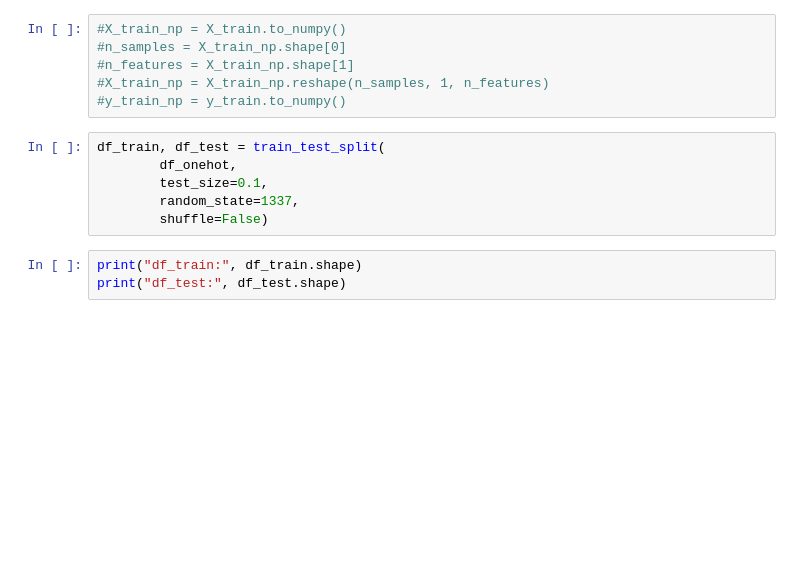
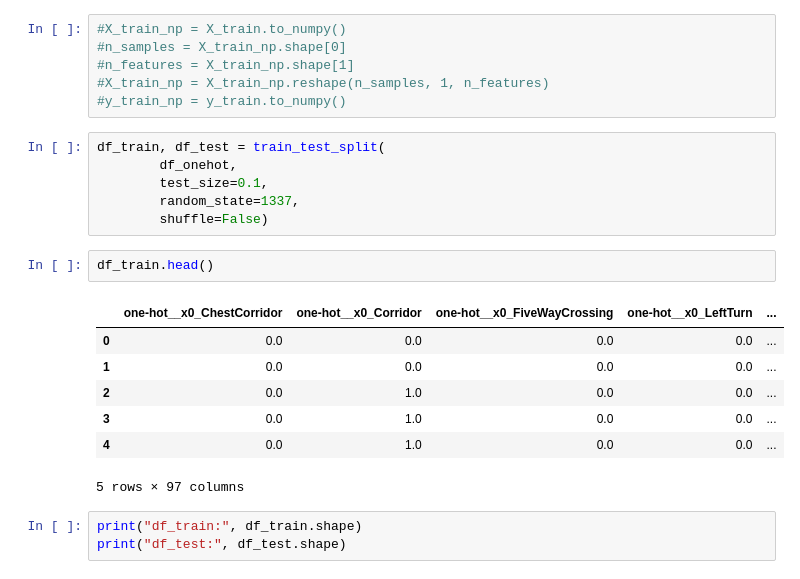
Before and after one commit to younishd/strongholdnet, a Jupyter notebook: stronghold_rnn.ipynb, the cells around one changed output. Cells and saved outputs as stored; diff of their text form; blank space fills up the shorter version.

```diff
--- a/stronghold_rnn.ipynb
+++ b/stronghold_rnn.ipynb
@@ -118,6 +110,16 @@ df_train, df_test = train_test_split(
         test_size=0.1,
         random_state=1337,
         shuffle=False)
+# %%
+df_train.head()
+# %% [output]
+|  | one-hot__x0_ChestCorridor | one-hot__x0_Corridor | one-hot__x0_FiveWayCrossing | one-hot__x0_LeftTurn | ... |
+| 0 | 0.0 | 0.0 | 0.0 | 0.0 | ... |
+| 1 | 0.0 | 0.0 | 0.0 | 0.0 | ... |
+| 2 | 0.0 | 1.0 | 0.0 | 0.0 | ... |
+| 3 | 0.0 | 1.0 | 0.0 | 0.0 | ... |
+| 4 | 0.0 | 1.0 | 0.0 | 0.0 | ... |
+5 rows × 97 columns
 # %%
 print("df_train:", df_train.shape)
 print("df_test:", df_test.shape)
```
Also changed, not shown: parts of 6 cells of this notebook.
